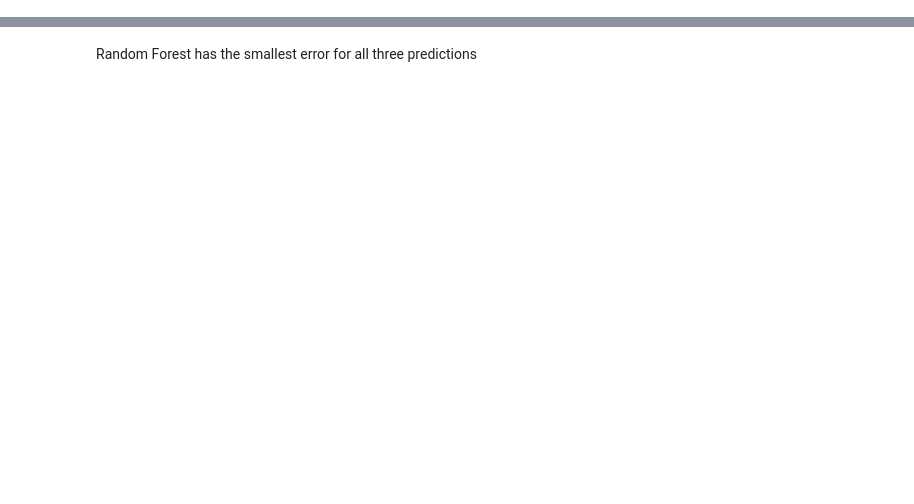
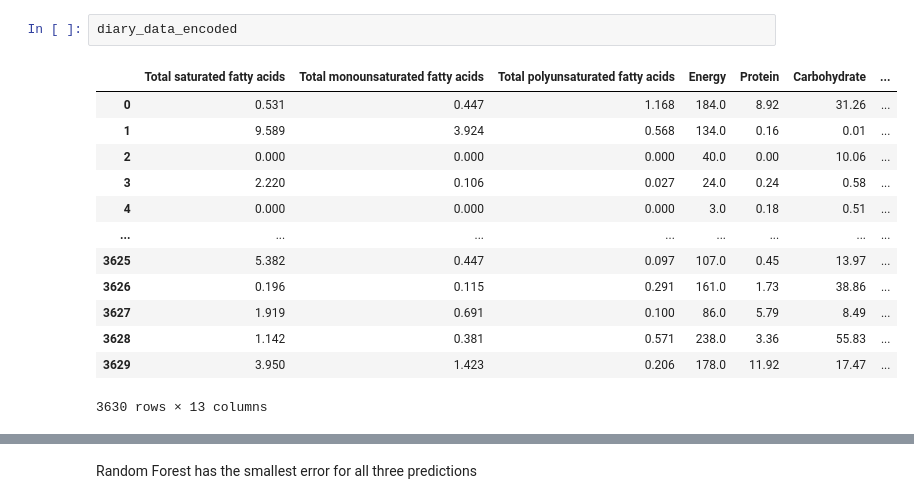
Before and after one commit to Liu22Yi/stats503, a Jupyter notebook: project.ipynb, the cells around one changed output, grey strips where cells are left out. Saved outputs shown, nothing was run; the diff lists cells and outputs as text; blank space fills up the shorter version.

```diff
--- a/project.ipynb
+++ b/project.ipynb
@@ -28 +24,17 @@ dietary.describe()
+# %%
+diary_data_encoded
+# %% [output]
+|  | Total saturated fatty acids | Total monounsaturated fatty acids | Total polyunsaturated fatty acids | Energy | Protein | Carbohydrate | ... |
+| 0 | 0.531 | 0.447 | 1.168 | 184.0 | 8.92 | 31.26 | ... |
+| 1 | 9.589 | 3.924 | 0.568 | 134.0 | 0.16 | 0.01 | ... |
+| 2 | 0.000 | 0.000 | 0.000 | 40.0 | 0.00 | 10.06 | ... |
+| 3 | 2.220 | 0.106 | 0.027 | 24.0 | 0.24 | 0.58 | ... |
+| 4 | 0.000 | 0.000 | 0.000 | 3.0 | 0.18 | 0.51 | ... |
+| ... | ... | ... | ... | ... | ... | ... | ... |
+| 3625 | 5.382 | 0.447 | 0.097 | 107.0 | 0.45 | 13.97 | ... |
+| 3626 | 0.196 | 0.115 | 0.291 | 161.0 | 1.73 | 38.86 | ... |
+| 3627 | 1.919 | 0.691 | 0.100 | 86.0 | 5.79 | 8.49 | ... |
+| 3628 | 1.142 | 0.381 | 0.571 | 238.0 | 3.36 | 55.83 | ... |
+| 3629 | 3.950 | 1.423 | 0.206 | 178.0 | 11.92 | 17.47 | ... |
+3630 rows × 13 columns
 # %%
```
Also changed, not shown: parts of 3 cells of this notebook.
